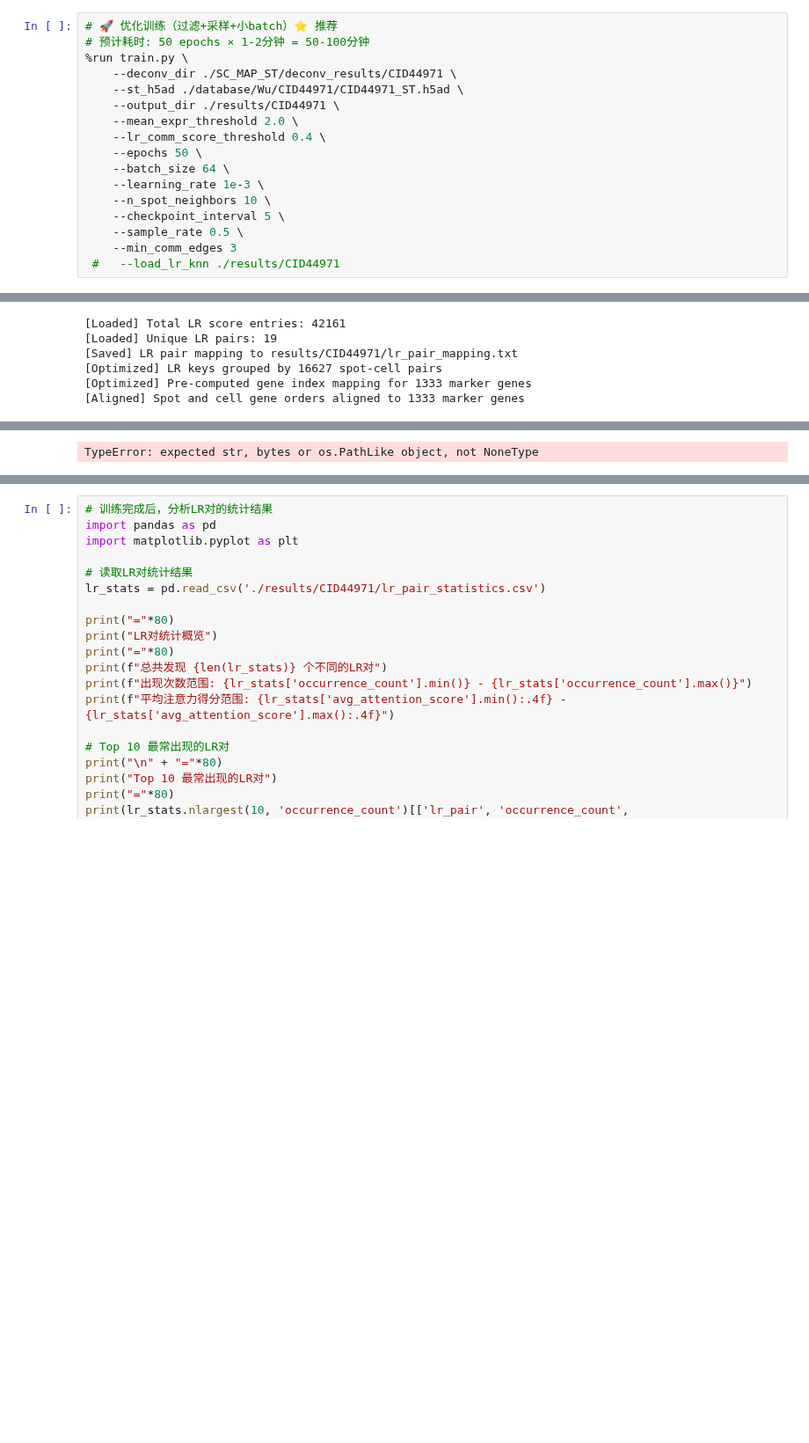
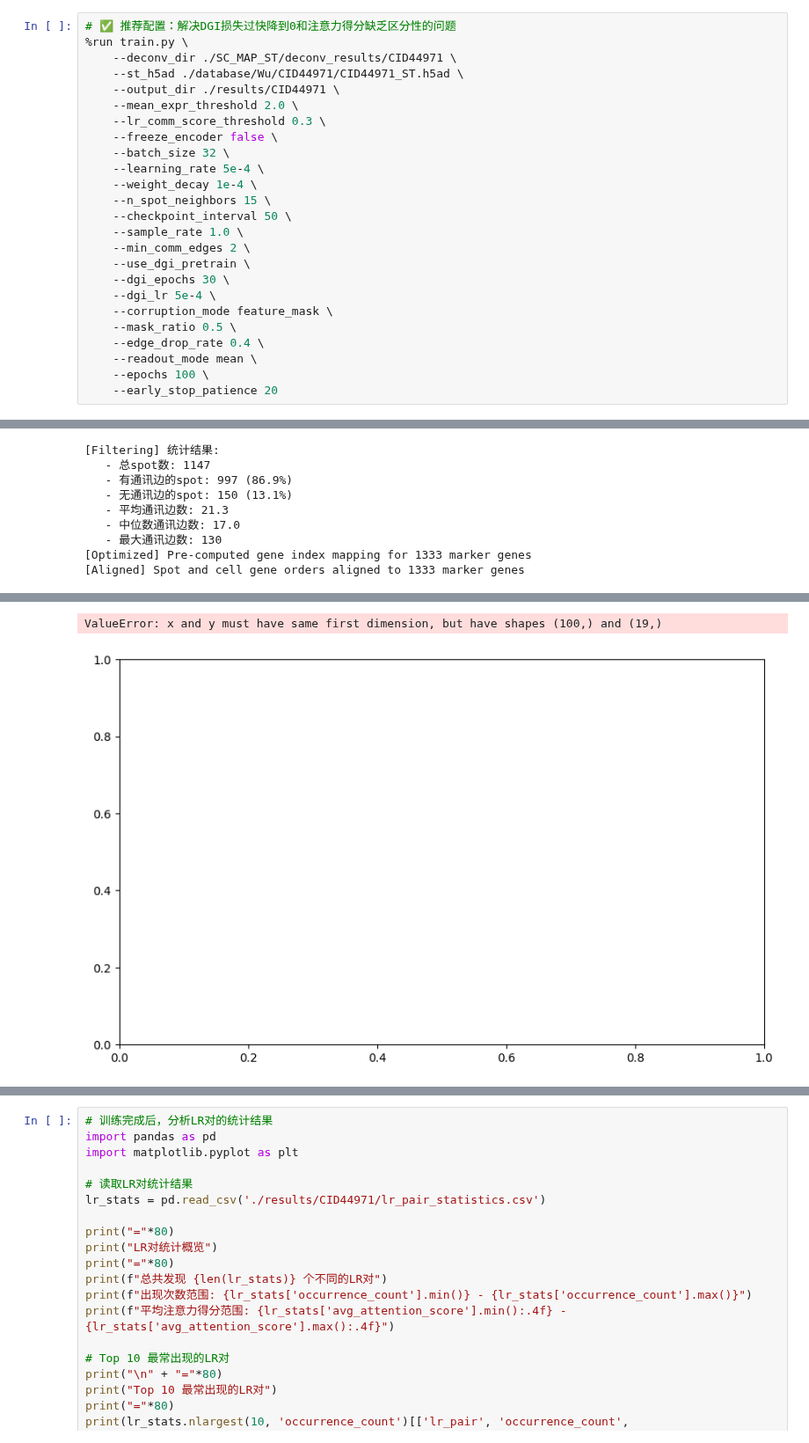
Before and after one commit to KuangQuanS/Spagraph, a Jupyter notebook: train.ipynb, the cells around one changed output, grey strips where cells are left out. Shown at 88% size. Cells and saved outputs as stored; diff of their text form; blank space fills up the shorter version.

```diff
--- a/train.ipynb
+++ b/train.ipynb
@@ -1,18 +1,26 @@
 # %%
-# 🚀 优化训练（过滤+采样+小batch）⭐ 推荐
-# 预计耗时: 50 epochs × 1-2分钟 = 50-100分钟
+# ✅ 推荐配置：解决DGI损失过快降到0和注意力得分缺乏区分性的问题
 %run train.py \
     --deconv_dir ./SC_MAP_ST/deconv_results/CID44971 \
     --st_h5ad ./database/Wu/CID44971/CID44971_ST.h5ad \
     --output_dir ./results/CID44971 \
     --mean_expr_threshold 2.0 \
-    --lr_comm_score_threshold 0.4 \
-    --epochs 50 \
-    --batch_size 64 \
-    --learning_rate 1e-3 \
-    --n_spot_neighbors 10 \
-    --checkpoint_interval 5 \
-    --sample_rate 0.5 \
-    --min_comm_edges 3
- #   --load_lr_knn ./results/CID44971
+    --lr_comm_score_threshold 0.3 \
+    --freeze_encoder false \
+    --batch_size 32 \
+    --learning_rate 5e-4 \
+    --weight_decay 1e-4 \
+    --n_spot_neighbors 15 \
+    --checkpoint_interval 50 \
+    --sample_rate 1.0 \
+    --min_comm_edges 2 \
+    --use_dgi_pretrain \
+    --dgi_epochs 30 \
+    --dgi_lr 5e-4 \
+    --corruption_mode feature_mask \
+    --mask_ratio 0.5 \
+    --edge_drop_rate 0.4 \
+    --readout_mode mean \
+    --epochs 100 \
+    --early_stop_patience 20
 # %% [output]
@@ -62,6 +75,9 @@
-[Loaded] Total LR score entries: 42161
-[Loaded] Unique LR pairs: 19
-[Saved] LR pair mapping to results/CID44971/lr_pair_mapping.txt
-[Optimized] LR keys grouped by 16627 spot-cell pairs
+[Filtering] 统计结果:
+   - 总spot数: 1147
+   - 有通讯边的spot: 997 (86.9%)
+   - 无通讯边的spot: 150 (13.1%)
+   - 平均通讯边数: 21.3
+   - 中位数通讯边数: 17.0
+   - 最大通讯边数: 130
 [Optimized] Pre-computed gene index mapping for 1333 marker genes
 [Aligned] Spot and cell gene orders aligned to 1333 marker genes
@@ -85 +101,2 @@
-TypeError: expected str, bytes or os.PathLike object, not NoneType
+ValueError: x and y must have same first dimension, but have shapes (100,) and (19,)
+[figure, added]
```
Also changed, not shown: parts of 13 cells of this notebook, 18 other files.
